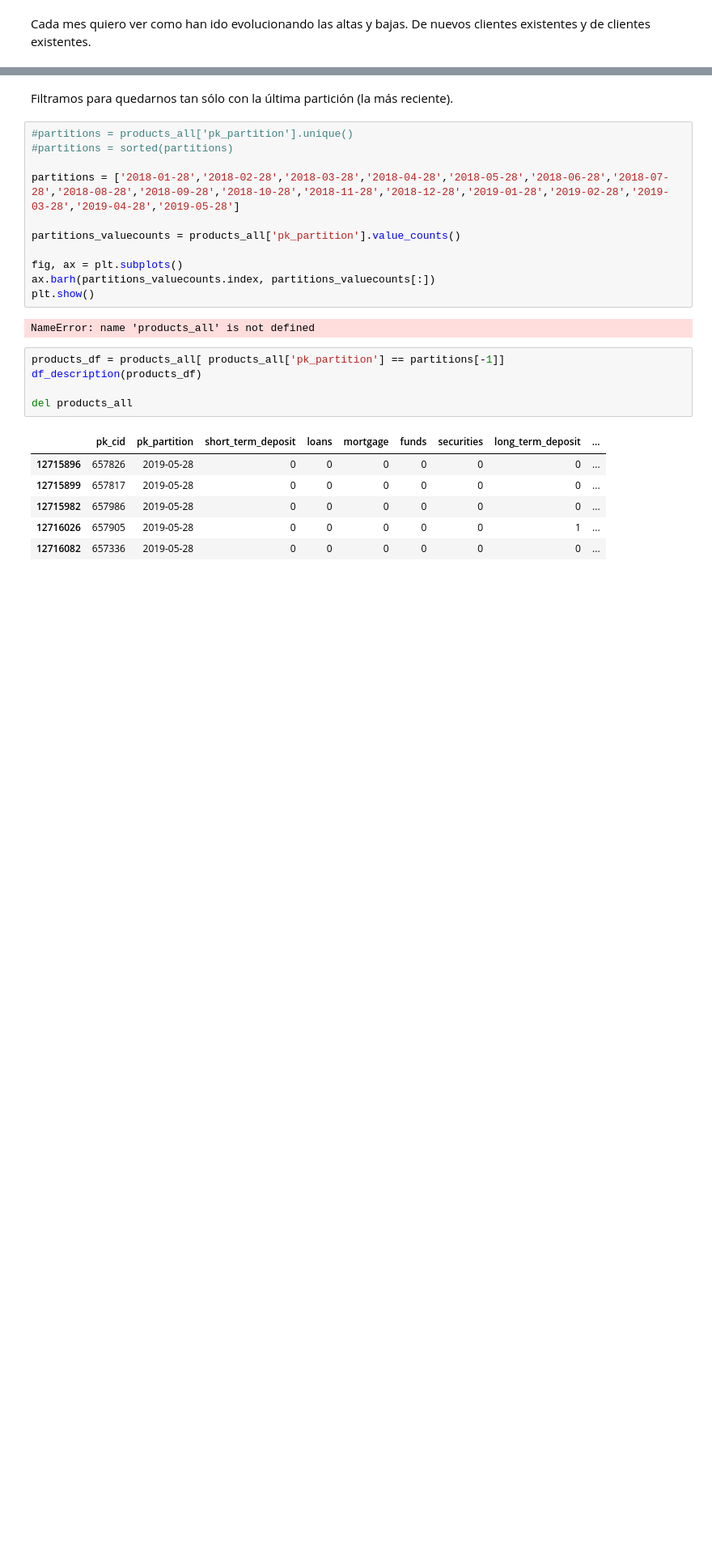
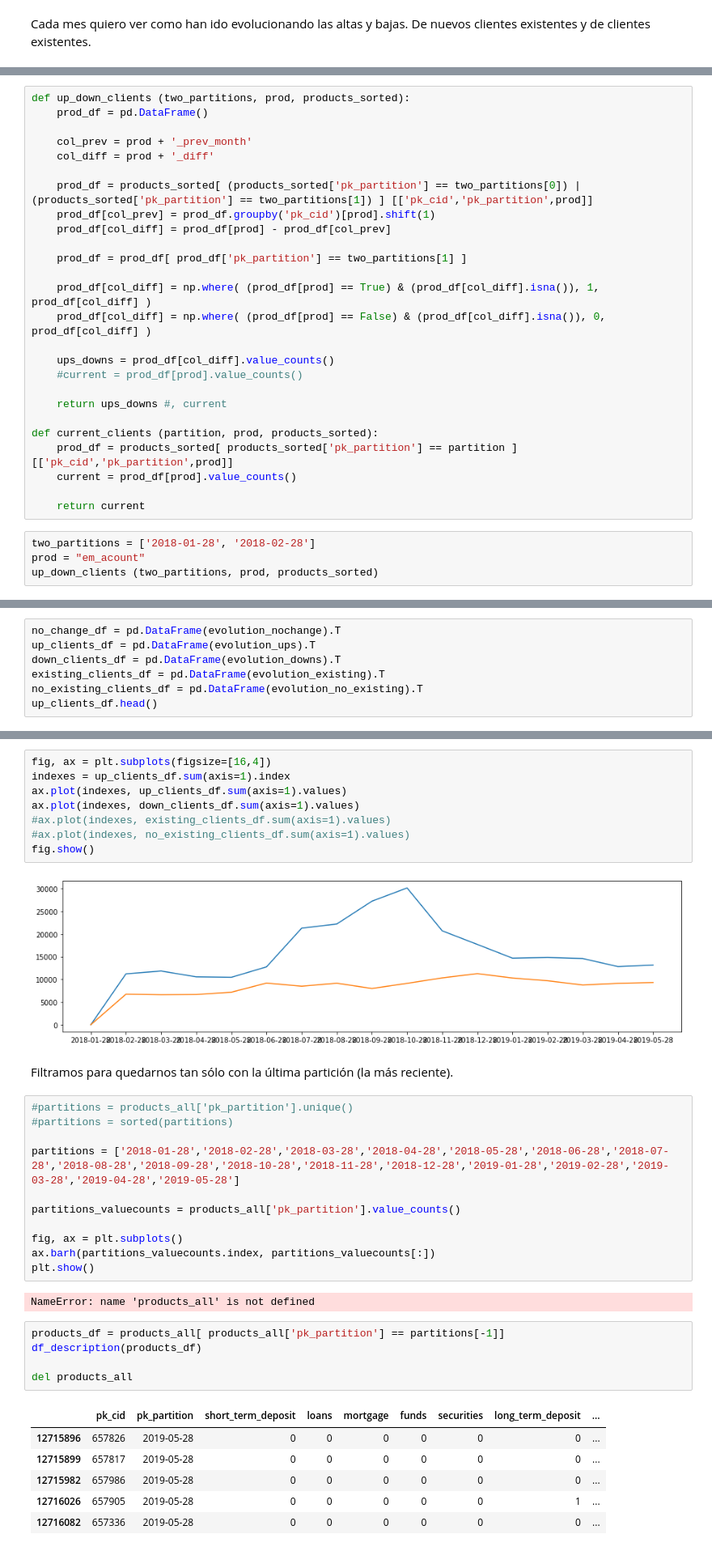
Before and after one commit to carlosperez1997/NDS_ProyectoFinal, a Jupyter notebook: eda_products.ipynb, the cells around one changed output, grey strips where cells are left out. Shown at 81% size. Cells and saved outputs as stored; diff of their text form; blank space fills up the shorter version.

```diff
--- a/eda_products.ipynb
+++ b/eda_products.ipynb
@@ -223,0 +368,30 @@ for prod in list_products:
+# %%
+def up_down_clients (two_partitions, prod, products_sorted):
+    prod_df = pd.DataFrame()
+
+    col_prev = prod + '_prev_month'
+    col_diff = prod + '_diff'
+
+    prod_df = products_sorted[ (products_sorted['pk_partition'] == two_partitions[0]) |  (products_sorted['pk_partition'] == two_partitions[1]) ] [['pk_cid','pk_partition',prod]]
+    prod_df[col_prev] = prod_df.groupby('pk_cid')[prod].shift(1)
+    prod_df[col_diff] = prod_df[prod] - prod_df[col_prev]
+
+    prod_df = prod_df[ prod_df['pk_partition'] == two_partitions[1] ]
+
+    prod_df[col_diff] = np.where( (prod_df[prod] == True) & (prod_df[col_diff].isna()), 1, prod_df[col_diff] )
+    prod_df[col_diff] = np.where( (prod_df[prod] == False) & (prod_df[col_diff].isna()), 0, prod_df[col_diff] )
+
+    ups_downs = prod_df[col_diff].value_counts()
+    #current = prod_df[prod].value_counts()
+
+    return ups_downs #, current
+
+def current_clients (partition, prod, products_sorted):
+    prod_df = products_sorted[ products_sorted['pk_partition'] == partition ] [['pk_cid','pk_partition',prod]]
+    current = prod_df[prod].value_counts()
+
+    return current
+# %%
+two_partitions = ['2018-01-28', '2018-02-28']
+prod = "em_acount"
+up_down_clients (two_partitions, prod, products_sorted)
@@ -267,0 +538,7 @@ products_sorted.head().T
+# %%
+no_change_df = pd.DataFrame(evolution_nochange).T
+up_clients_df = pd.DataFrame(evolution_ups).T
+down_clients_df = pd.DataFrame(evolution_downs).T
+existing_clients_df = pd.DataFrame(evolution_existing).T
+no_existing_clients_df = pd.DataFrame(evolution_no_existing).T
+up_clients_df.head()
@@ -268,3 +552,13 @@ products_sorted.head().T
+# %%
+fig, ax = plt.subplots(figsize=[16,4])
+indexes = up_clients_df.sum(axis=1).index
+ax.plot(indexes, up_clients_df.sum(axis=1).values)
+ax.plot(indexes, down_clients_df.sum(axis=1).values)
+#ax.plot(indexes, existing_clients_df.sum(axis=1).values)
+#ax.plot(indexes, no_existing_clients_df.sum(axis=1).values)
+fig.show()
+# %% [output]
+[figure, added]
 # %% [markdown]
 Filtramos para quedarnos tan sólo con la última partición (la más reciente).
 # %%
```
Also changed, not shown: parts of 23 cells of this notebook.
